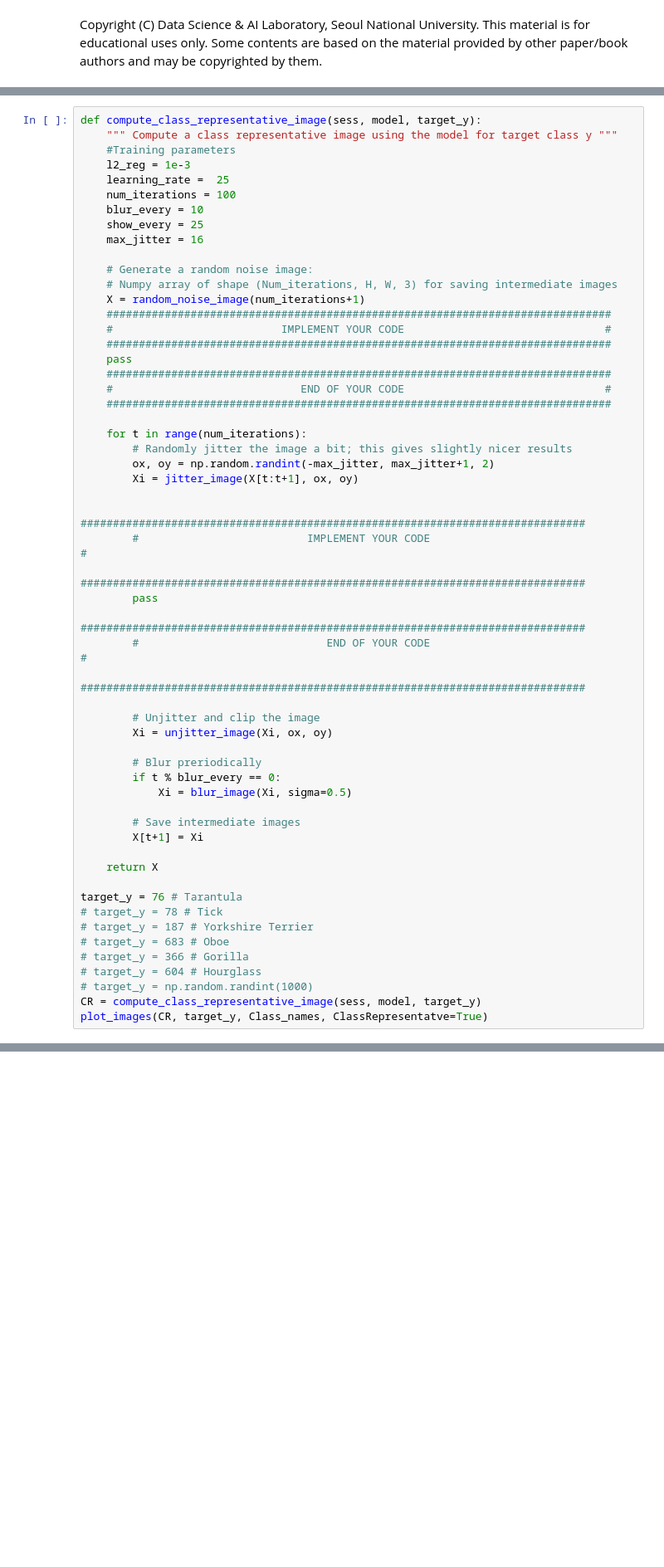
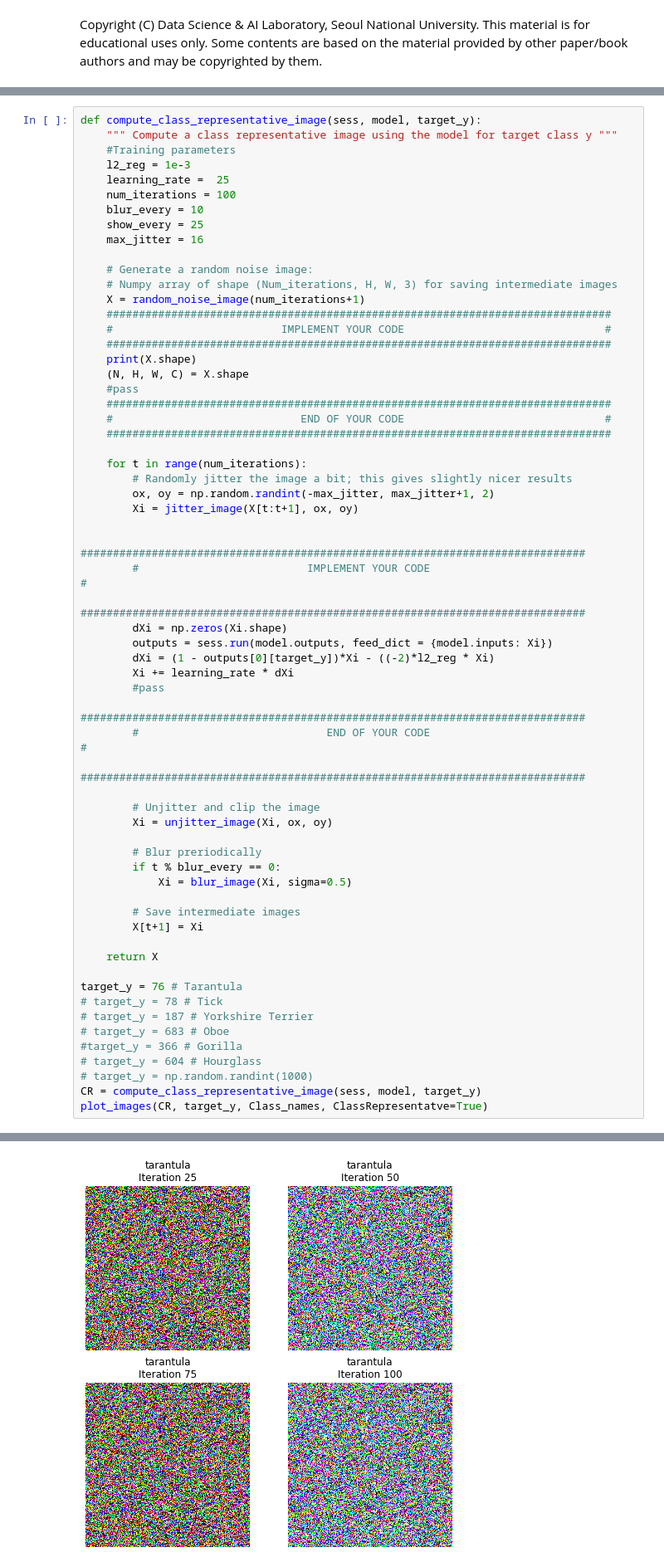
Before and after one commit to vanduc103/deep-learning-2019, a Jupyter notebook: Assignment2/Assignment2-3_Visualizing_CNN.ipynb, the cells around one changed output, grey strips where cells are left out. Shown at 83% size. Drawn from its saved outputs; the diff is of its cells as text; blank space fills up the shorter version.

```diff
--- a/Assignment2/Assignment2-3_Visualizing_CNN.ipynb
+++ b/Assignment2/Assignment2-3_Visualizing_CNN.ipynb
@@ -137,7 +135,9 @@ def compute_class_representative_image(sess, model, target_y):
     ##############################################################################
     #                          IMPLEMENT YOUR CODE                               #
     ##############################################################################
-    pass
+    print(X.shape)
+    (N, H, W, C) = X.shape
+    #pass
     ##############################################################################
     #                             END OF YOUR CODE                               #
     ##############################################################################
@@ -150,7 +150,11 @@ def compute_class_representative_image(sess, model, target_y):
         ##############################################################################
         #                          IMPLEMENT YOUR CODE                               #
         ##############################################################################
-        pass
+        dXi = np.zeros(Xi.shape)
+        outputs = sess.run(model.outputs, feed_dict = {model.inputs: Xi})
+        dXi = (1 - outputs[0][target_y])*Xi - ((-2)*l2_reg * Xi)
+        Xi += learning_rate * dXi
+        #pass
         ##############################################################################
         #                             END OF YOUR CODE                               #
         ##############################################################################
@@ -171,8 +175,9 @@ target_y = 76 # Tarantula
 # target_y = 78 # Tick
 # target_y = 187 # Yorkshire Terrier
 # target_y = 683 # Oboe
-# target_y = 366 # Gorilla
+#target_y = 366 # Gorilla
 # target_y = 604 # Hourglass
 # target_y = np.random.randint(1000)
 CR = compute_class_representative_image(sess, model, target_y)
 plot_images(CR, target_y, Class_names, ClassRepresentatve=True)
+# %% [output]
@@ -179,3 +185,4 @@ plot_images(CR, target_y, Class_names, ClassRepresentatve=True)
+[figure, added]
 # %% [markdown]
 ## <a name="3"></a> 3. Generating adversarial examples ( 10 points )
 
```
Also changed, not shown: parts of 5 cells of this notebook.
